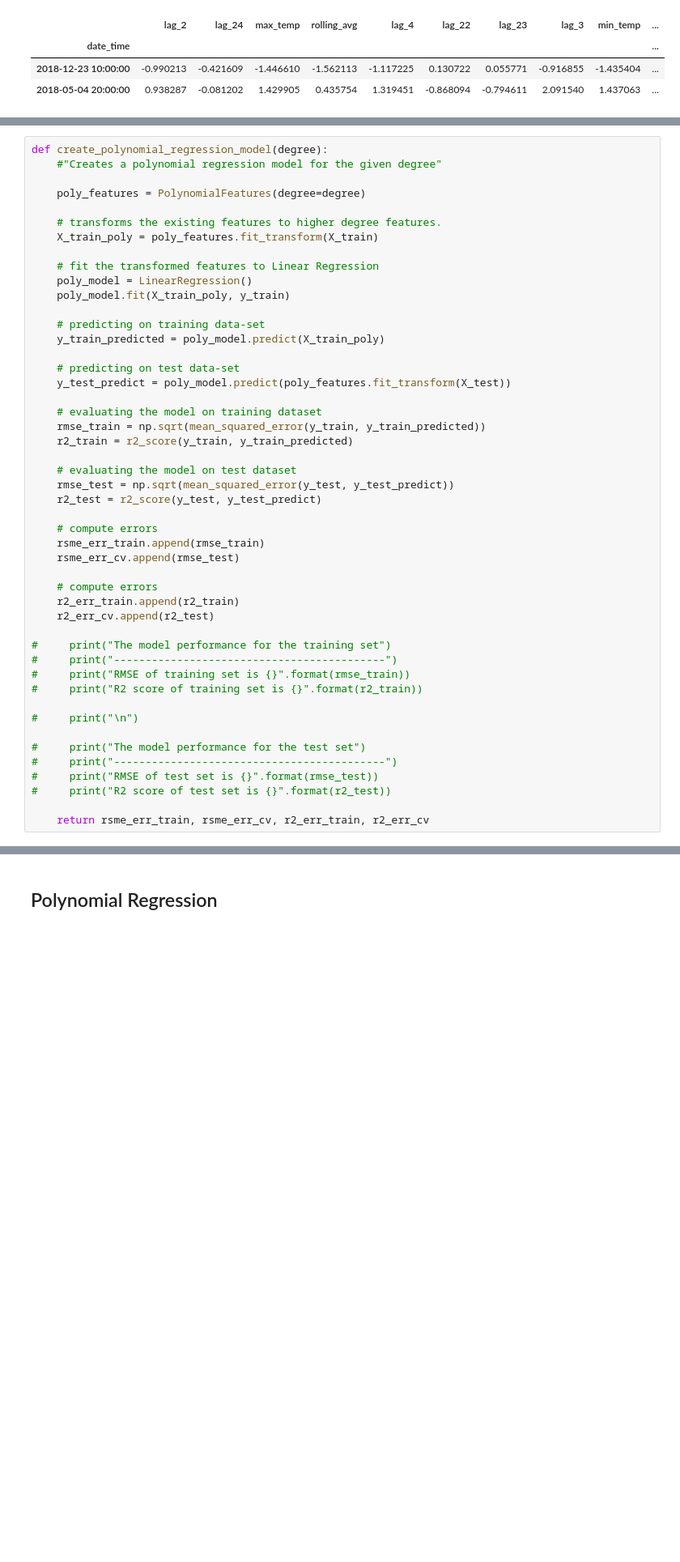
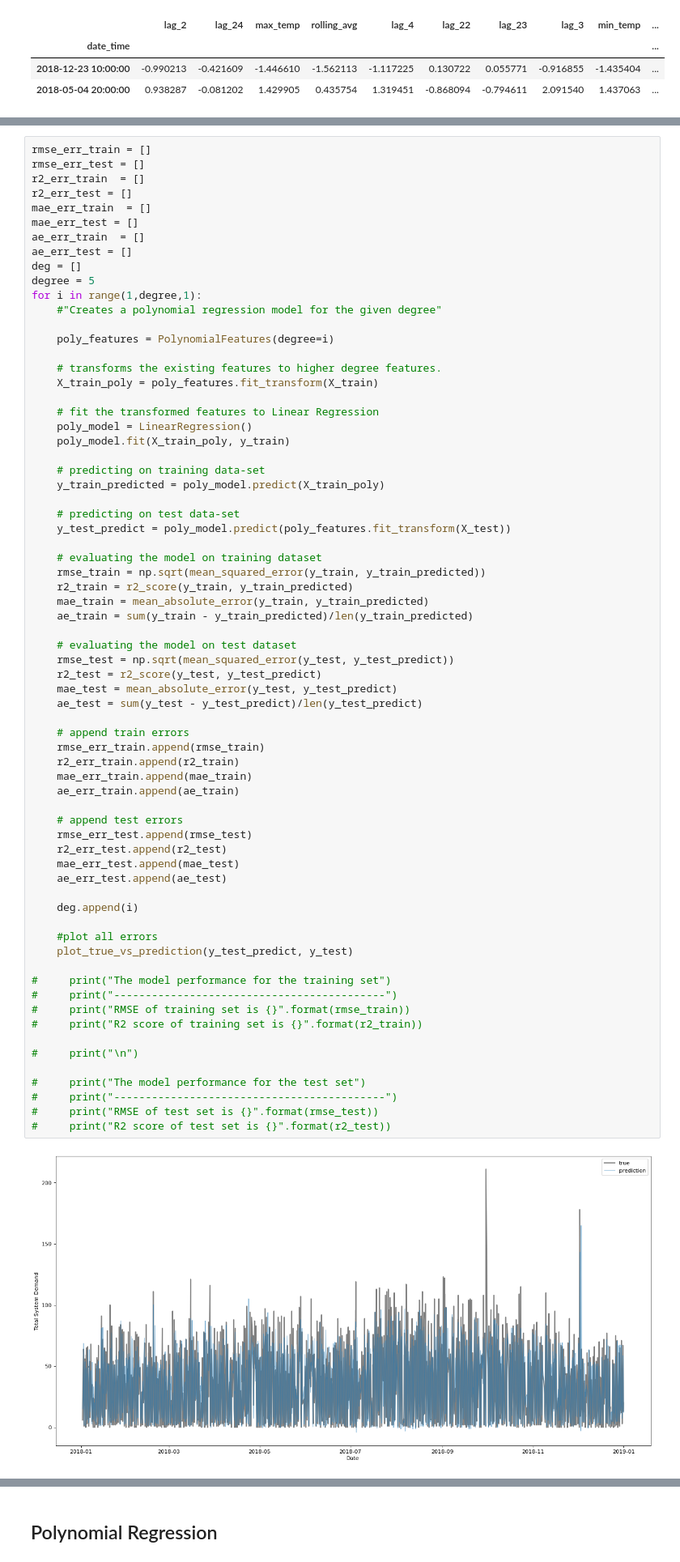
Before and after one commit to masbach/BananaCode, a Jupyter notebook: notebooks/temp_notebooks/Predicive_Marc.ipynb, the cells around one changed output, grey strips where cells are left out. Shown at 81% size. Drawn from its saved outputs; the diff is of its cells as text; blank space fills up the shorter version.

```diff
--- a/notebooks/temp_notebooks/Predicive_Marc.ipynb
+++ b/notebooks/temp_notebooks/Predicive_Marc.ipynb
@@ -258,8 +281,18 @@ X_scaled_df.head(2)
 # %%
-def create_polynomial_regression_model(degree):
+rmse_err_train = []
+rmse_err_test = []
+r2_err_train  = []
+r2_err_test = []
+mae_err_train  = []
+mae_err_test = []
+ae_err_train  = []
+ae_err_test = []
+deg = []
+degree = 5
+for i in range(1,degree,1):
     #"Creates a polynomial regression model for the given degree"
 
-    poly_features = PolynomialFeatures(degree=degree)
+    poly_features = PolynomialFeatures(degree=i)
 
     # transforms the existing features to higher degree features.
     X_train_poly = poly_features.fit_transform(X_train)
@@ -268,38 +301,51 @@ def create_polynomial_regression_model(degree):
     poly_model = LinearRegression()
     poly_model.fit(X_train_poly, y_train)
 
     # predicting on training data-set
     y_train_predicted = poly_model.predict(X_train_poly)
 
     # predicting on test data-set
     y_test_predict = poly_model.predict(poly_features.fit_transform(X_test))
 
     # evaluating the model on training dataset
     rmse_train = np.sqrt(mean_squared_error(y_train, y_train_predicted))
     r2_train = r2_score(y_train, y_train_predicted)
+    mae_train = mean_absolute_error(y_train, y_train_predicted)
+    ae_train = sum(y_train - y_train_predicted)/len(y_train_predicted)
 
     # evaluating the model on test dataset
     rmse_test = np.sqrt(mean_squared_error(y_test, y_test_predict))
     r2_test = r2_score(y_test, y_test_predict)
+    mae_test = mean_absolute_error(y_test, y_test_predict)
+    ae_test = sum(y_test - y_test_predict)/len(y_test_predict)
 
-    # compute errors
-    rsme_err_train.append(rmse_train)
-    rsme_err_cv.append(rmse_test)
+    # append train errors
+    rmse_err_train.append(rmse_train)
+    r2_err_train.append(r2_train)
+    mae_err_train.append(mae_train)
+    ae_err_train.append(ae_train)
 
-    # compute errors
-    r2_err_train.append(r2_train)
-    r2_err_cv.append(r2_test)
+    # append test errors
+    rmse_err_test.append(rmse_test)
+    r2_err_test.append(r2_test)
+    mae_err_test.append(mae_test)
+    ae_err_test.append(ae_test)
+
+    deg.append(i)
+
+    #plot all errors
+    plot_true_vs_prediction(y_test_predict, y_test)
 
 #     print("The model performance for the training set")
 #     print("-------------------------------------------")
 #     print("RMSE of training set is {}".format(rmse_train))
 #     print("R2 score of training set is {}".format(r2_train))
 
 #     print("\n")
 
 #     print("The model performance for the test set")
 #     print("-------------------------------------------")
 #     print("RMSE of test set is {}".format(rmse_test))
 #     print("R2 score of test set is {}".format(r2_test))
-
-    return rsme_err_train, rsme_err_cv, r2_err_train, r2_err_cv
+# %% [output]
+[figure, added]
```
Also changed, not shown: parts of 22 cells of this notebook.
